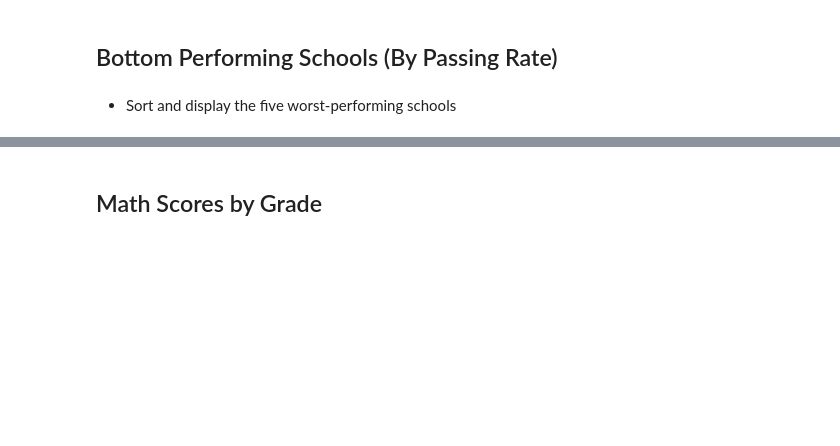
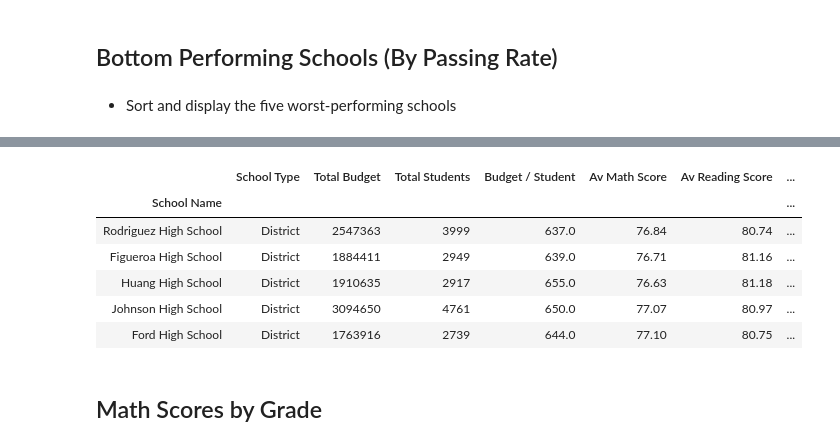
Before and after one commit to allisonwest/pandas_homework, a Jupyter notebook: PyCitySchools/PyCitySchools_starter.ipynb, the cells around one changed output, grey strips where cells are left out. Drawn from its saved outputs; the diff is of its cells as text; code cells hidden in the pictures; blank space fills up the shorter version.

```diff
--- a/PyCitySchools/PyCitySchools_starter.ipynb
+++ b/PyCitySchools/PyCitySchools_starter.ipynb
@@ -123,3 +127,14 @@ updated_data
+# %%
+school_summary_table = school_summary_table.sort_values("Overall Passing Rate")
+school_summary_table.head(5)
+# %% [output]
+|  | School Type | Total Budget | Total Students | Budget / Student | Av Math Score | Av Reading Score | ... |
+| School Name |  |  |  |  |  |  | ... |
+| Rodriguez High School | District | 2547363 | 3999 | 637.0 | 76.84 | 80.74 | ... |
+| Figueroa High School | District | 1884411 | 2949 | 639.0 | 76.71 | 81.16 | ... |
+| Huang High School | District | 1910635 | 2917 | 655.0 | 76.63 | 81.18 | ... |
+| Johnson High School | District | 3094650 | 4761 | 650.0 | 77.07 | 80.97 | ... |
+| Ford High School | District | 1763916 | 2739 | 644.0 | 77.10 | 80.75 | ... |
 # %% [markdown]
 ## Math Scores by Grade
 # %% [markdown]
```
Also changed, not shown: parts of 16 cells of this notebook.
